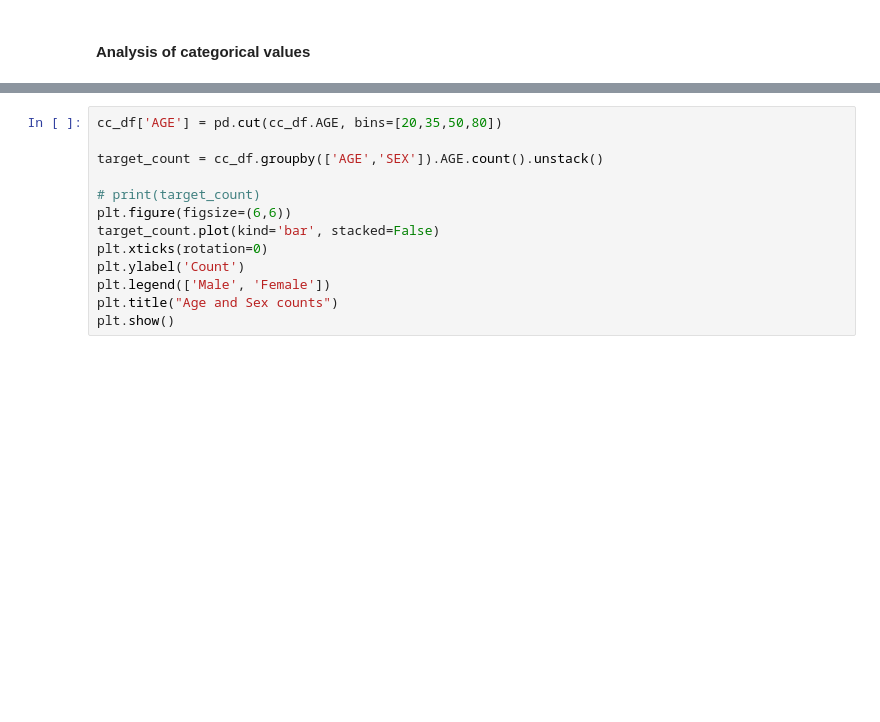
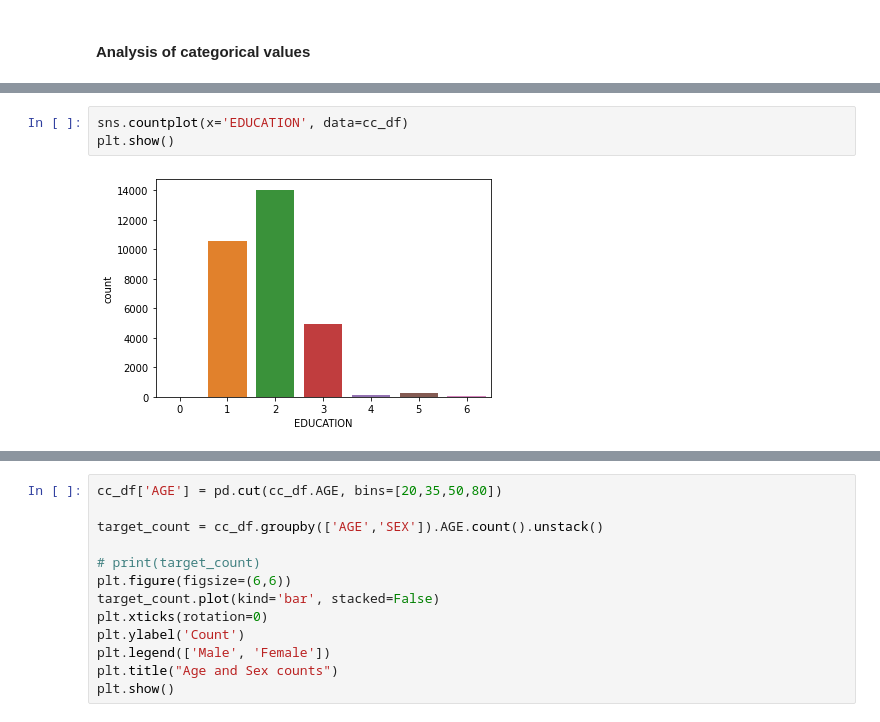
Before and after one commit to Bryan-Suelo/machine_learning, a Jupyter notebook: default_credit_card_clients/default_credit_card.ipynb, the cells around one changed output, grey strips where cells are left out. Saved outputs shown, nothing was run; the diff lists cells and outputs as text; blank space fills up the shorter version.

```diff
--- a/default_credit_card_clients/default_credit_card.ipynb
+++ b/default_credit_card_clients/default_credit_card.ipynb
@@ -211,0 +203,5 @@ plt.show()
+# %%
+sns.countplot(x='EDUCATION', data=cc_df)
+plt.show()
+# %% [output]
+[figure, added]
```
Also changed, not shown: parts of 38 cells of this notebook.
